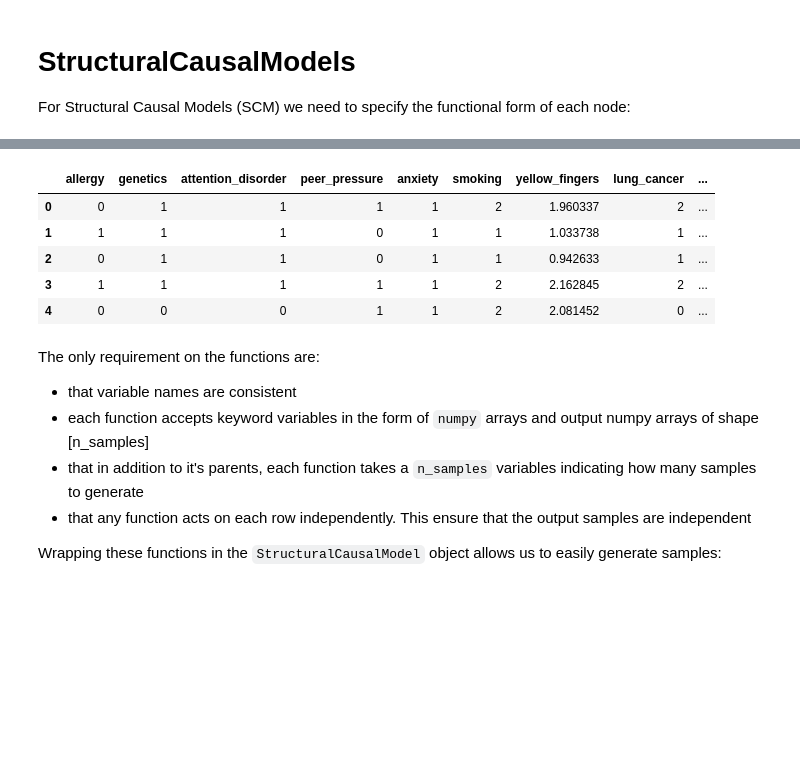
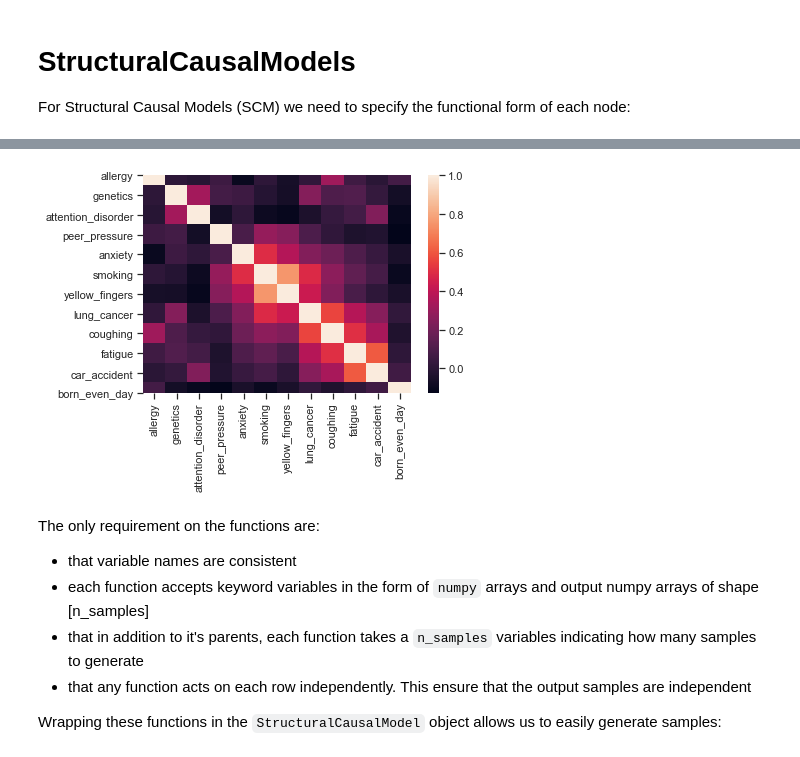
Before and after one commit to Didayolo/causality, a Jupyter notebook: generate-data-with-CGM.ipynb, the cells around one changed output, grey strips where cells are left out. Saved outputs shown, nothing was run; the diff lists cells and outputs as text; code cells hidden in the pictures; blank space fills up the shorter version.

Commit message:
Complete the graph with conditional probabilities.

```diff
--- a/generate-data-with-CGM.ipynb
+++ b/generate-data-with-CGM.ipynb
@@ -12,35 +30,34 @@ For Structural Causal Models (SCM) we need to specify the functional form of eac
 from causalgraphicalmodels import StructuralCausalModel
 import numpy as np
 
+# /!\ these values have no biological meaning, they are completely made up
+
 scm = StructuralCausalModel({
-    "born_even_day": lambda n_samples: np.random.binomial(n=1,p=0.7,size=n_samples),
-    "anxiety": lambda n_samples: np.random.binomial(n=1,p=0.7,size=n_samples),
-    "peer_pressure": lambda n_samples: np.random.binomial(n=1,p=0.7,size=n_samples),
-    "genetics": lambda n_samples: np.random.binomial(n=1,p=0.7,size=n_samples),
-    "smoking": lambda anxiety, peer_pressure, n_samples: anxiety + peer_pressure,
-    "yellow_fingers": lambda smoking, n_samples: np.random.normal(loc=smoking, scale=0.1),
-    "attention_disorder": lambda genetics, n_samples: genetics**2,
-    "lung_cancer": lambda smoking, genetics, n_samples: smoking * genetics,
-    "allergy": lambda n_samples: np.random.binomial(n=1,p=0.7,size=n_samples),
-    "coughing": lambda allergy, lung_cancer, n_samples: allergy + lung_cancer,
-    "fatigue": lambda coughing, lung_cancer, n_samples: coughing + lung_cancer,
-    "car_accident": lambda fatigue, attention_disorder, n_samples: fatigue * attention_disorder,
+    "born_even_day": lambda n_samples: np.random.binomial(n=1, p=0.49, size=n_samples),
+    "anxiety": lambda n_samples: np.random.binomial(n=1, p=0.64277, size=n_samples),
+    "peer_pressure": lambda n_samples: np.random.binomial(n=1, p=0.32997, size=n_samples),
+    "genetics": lambda n_samples: np.random.binomial(n=1, p=0.15953, size=n_samples),
+    "smoking": lambda anxiety, peer_pressure, n_samples: conditional([anxiety, peer_pressure], [[0.43118, 0.74591], [0.8686, 0.99351]], n_samples),
+    "yellow_fingers": lambda smoking, n_samples: conditional([smoking], [0.23119, 0.95372], n_samples),
+    "attention_disorder": lambda genetics, n_samples: conditional([genetics], [0.28956, 0.68706], n_samples),
+    "lung_cancer": lambda smoking, genetics, n_samples: conditional([smoking, genetics], [[0.23146, 0.86996], [0.83934, 0.99351]], n_samples),
+    "allergy": lambda n_samples: np.random.binomial(n=1, p=0.32841, size=n_samples),
+    "coughing": lambda allergy, lung_cancer, n_samples: conditional([allergy, lung_cancer], [[0.1347, 0.7664], [0.64592, 0.99947]], n_samples),
+    "fatigue": lambda coughing, lung_cancer, n_samples: conditional([coughing, lung_cancer], [[0.35212, 0.56514], [0.80016, 0.89589]], n_samples),
+    "car_accident": lambda fatigue, attention_disorder, n_samples: conditional([fatigue, attention_disorder], [[0.2274, 0.779], [0.78861, 0.97169]], n_samples),
 })
 # %%
 scm.cgm.draw()
 # %% [output]
 [drawing not drawn]
 # %%
-ds = scm.sample(n_samples=100)
-
-ds.head()
+data = scm.sample(n_samples=200)
-# %% [output]
-|  | allergy | genetics | attention_disorder | peer_pressure | anxiety | smoking | yellow_fingers | lung_cancer | ... |
-| 0 | 0 | 1 | 1 | 1 | 1 | 2 | 1.960337 | 2 | ... |
-| 1 | 1 | 1 | 1 | 0 | 1 | 1 | 1.033738 | 1 | ... |
-| 2 | 0 | 1 | 1 | 0 | 1 | 1 | 0.942633 | 1 | ... |
-| 3 | 1 | 1 | 1 | 1 | 1 | 2 | 2.162845 | 2 | ... |
-| 4 | 0 | 0 | 0 | 1 | 1 | 2 | 2.081452 | 0 | ... |
+# %%
+import autopandas
+adf = autopandas.AutoData(data)
+adf.corr().plot()
+# %% [output]
+[figure, added]
 # %% [markdown]
 The only requirement on the functions are:
  - that variable names are consistent
```
Also changed, not shown: parts of 2 cells of this notebook, 1 other file.
